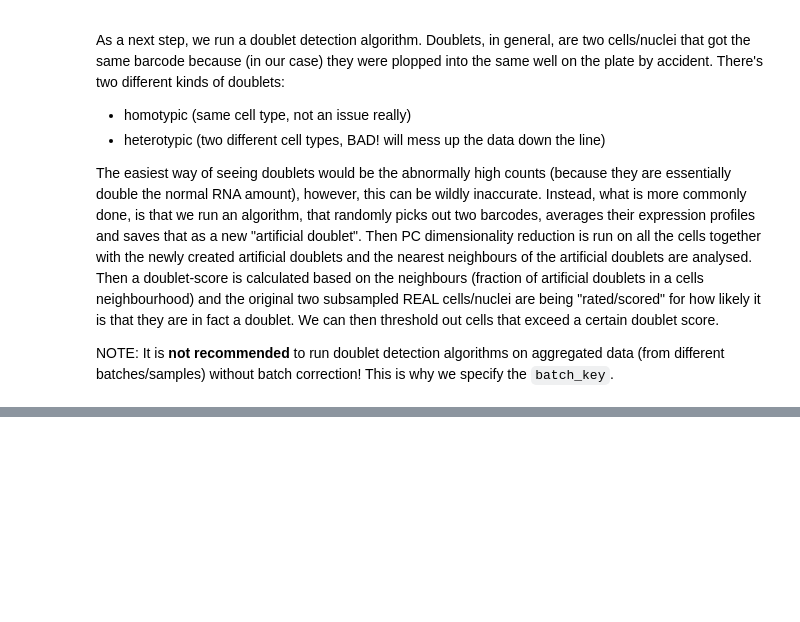
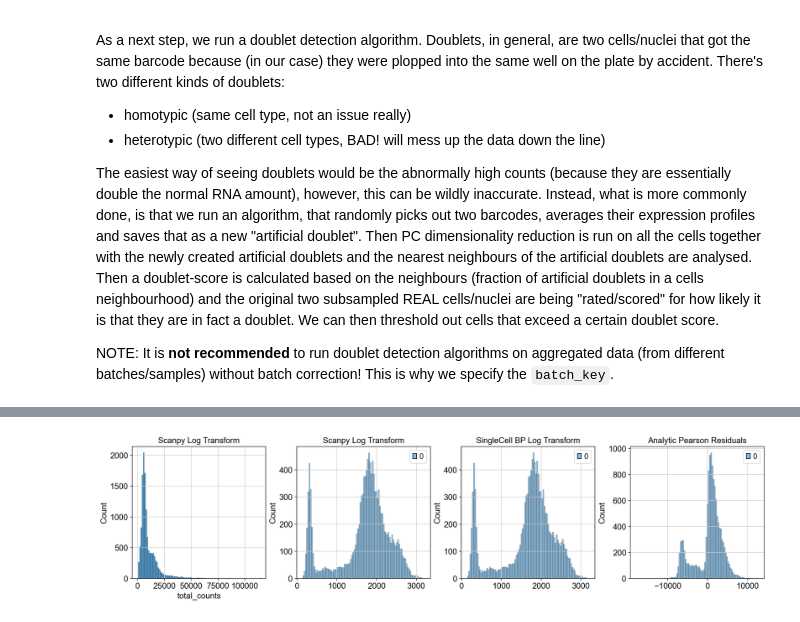
Before and after one commit to JohannKorn/MasterThesisJohann, a Jupyter notebook: ScanPy_Tutorial.ipynb, the cells around one changed output, grey strips where cells are left out. Saved outputs shown, nothing was run; the diff lists cells and outputs as text; code cells hidden in the pictures; blank space fills up the shorter version.

```diff
--- a/ScanPy_Tutorial.ipynb
+++ b/ScanPy_Tutorial.ipynb
@@ -247,0 +317,19 @@ Okay okay, ja. Normal, what is normal, nothings normal!
+# %%
+# Plotting for comparison!
+fig, axs = plt.subplots(1,4, figsize= (16, 4), layout= "constrained")
+
+sns.histplot(adata.obs["total_counts"], bins= 100, kde= False, ax= axs[0])
+axs[0].set_title("Scanpy Log Transform")
+
+sns.histplot(adata.X.sum(1), bins= 100, kde= False, ax= axs[1])
+axs[1].set_title("Scanpy Log Transform")
+
+sns.histplot(adata.layers["log1p_norm"].sum(1), bins= 100, kde= False, ax= axs[2])
+axs[2].set_title("SingleCell BP Log Transform")
+
+sns.histplot(adata.layers["analytic_pearson_residuals"].sum(1), bins= 100, kde= False, ax= axs[3])
+axs[3].set_title("Analytic Pearson Residuals")
+
+plt.show()
+# %% [output]
+[figure, added]
```
Also changed, not shown: parts of 10 cells of this notebook, 1 other file.
